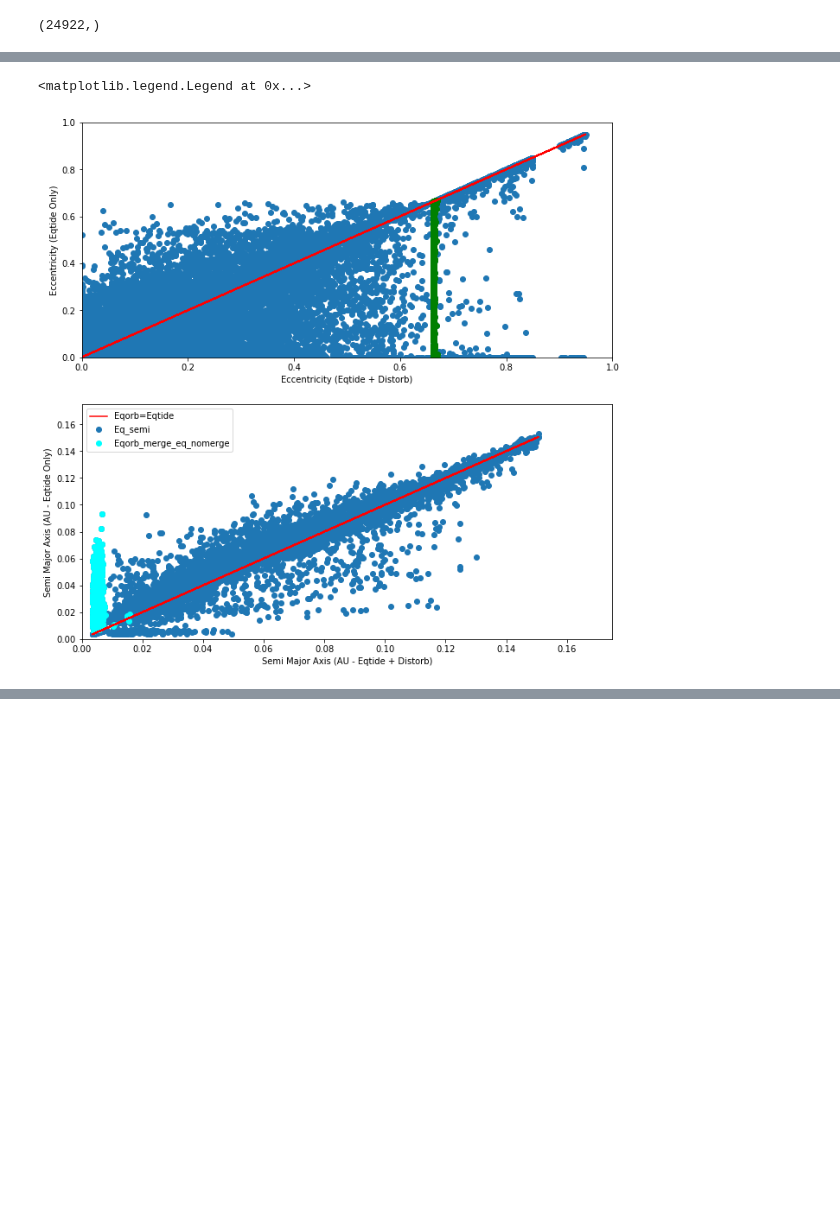
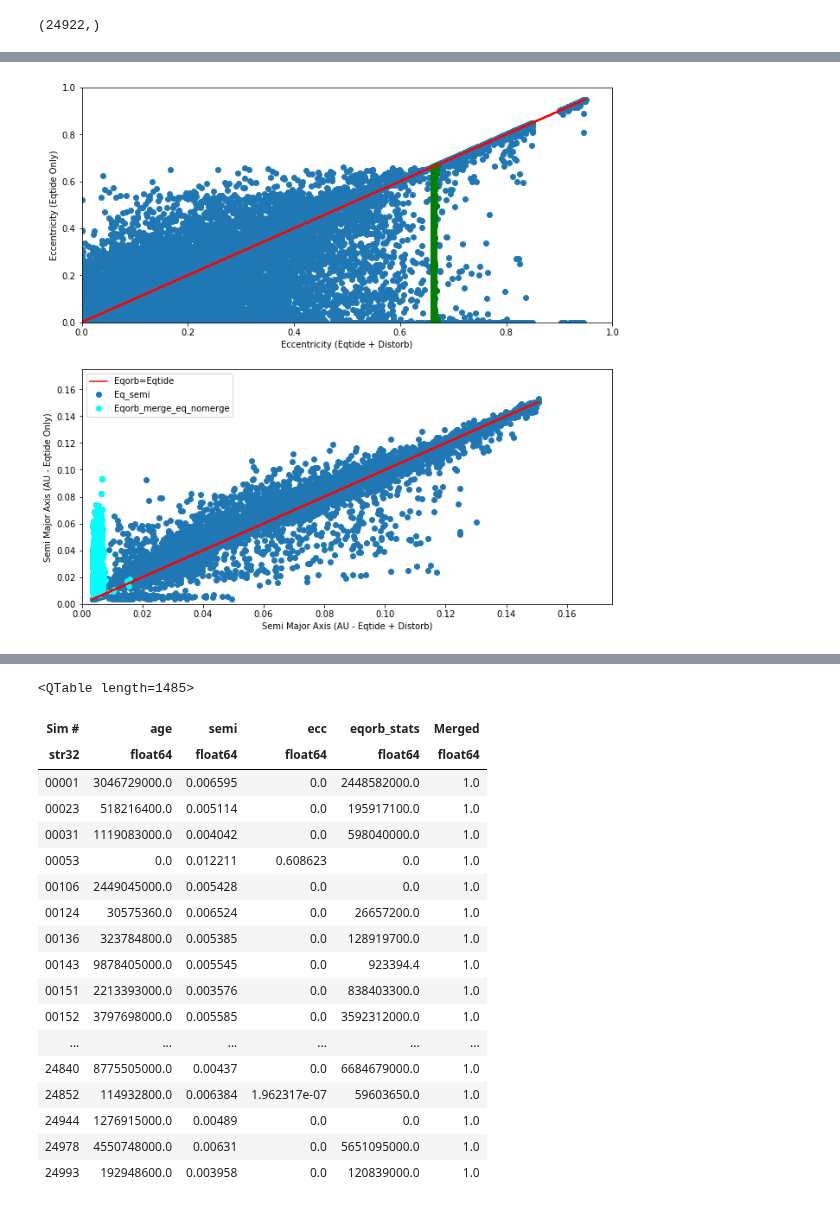
Before and after one commit to dm1681/Merging_Perts, a Jupyter notebook: Research/Merging_Perts/finished_runs.ipynb, the cells around one changed output, grey strips where cells are left out. Drawn from its saved outputs; the diff is of its cells as text; code cells hidden in the pictures; blank space fills up the shorter version.

```diff
--- a/Research/Merging_Perts/finished_runs.ipynb
+++ b/Research/Merging_Perts/finished_runs.ipynb
@@ -79,8 +80,8 @@ while t <= n-1:
         eq_merged = np.append(eq_merged,1)
     else:
         eq_merged = np.append(eq_merged,0)
-    #Tracer()()
     b_fwd = open(eq_folder_dir+'/system.b.forward') #fwd file
+
     b_fwd_content = b_fwd.read()
     b_fwd_content = b_fwd_content.split('\n')
     b_fwd_lastline = b_fwd_content[-2] # last line
@@ -92,7 +93,12 @@ while t <= n-1:
     eq_semi_final = np.append(eq_semi_final,float(final_semi_eq))
     eq_ecc_final = np.append(eq_ecc_final,float(final_ecc_eq))
     eq_sim_num = np.append(eq_sim_num,folder_name)
-
+    b_in = open(eq_folder_dir+'/b.in') #b.in
+    b_in_content = b_in.read()
+    b_in_content = b_in_content.split('\n')
+    mass_line = b_in_content[4]
+    mass_line = mass_line.split('\t\t')
+    mass_b = float(mass_line[1])*-1
 
     #extract eqorb data last
     eqorb_folder_dir = comp_eqorb_dir+folder_name
@@ -228,7 +239,7 @@ eq_greater_ecc = np.where(final['Eq_ecc']>final['Eqorb_ecc']) # Ecc Eq > Eqorb
 eqorb_vert_line = np.where((final['Eqorb_ecc']>=0.66)&(final['Eqorb_ecc'] <= 0.67)) # the vertical line where distorb breaks
 eqorb_lo_eq_hi = np.where((final['Eqorb_semi']<=0.008)&(final['Eq_semi']<=0.1)) # describes the clusters along the x and y axis below
 eqorb_hi_eq_lo = np.where((final['Eqorb_semi']<=0.06)&(final['Eq_semi']<=0.01)) # describes the clusters along the x and y axis below
-eqorb_merge_eqorb_nomerge = np.where((final['Eqorb_Merge'] == 1.0) & (final['Eq_Merge'] == 0.0))
+eqorb_merge_eq_nomerge = np.where((final['Eqorb_Merge'] == 1.0) & (final['Eq_Merge'] == 0.0))
 both_merge = np.where((final['Eqorb_Merge'] == 1)&(final['Eq_Merge'] == 1))
 eq_merge_eqorb_nomerge = np.where((final['Eq_Merge'] == 1)&(final['Eqorb_Merge'] == 0))
 
@@ -250,7 +261,7 @@ ax[1].plot(final['Eqorb_semi'],final['Eqorb_semi'], color = 'red', label='Eqorb=
 
 #overlay masks
 ax[0].scatter(final['Eqorb_ecc'][eqorb_vert_line],final['Eq_ecc'][eqorb_vert_line], color = 'green')
-ax[1].scatter(final['Eqorb_semi'][eqorb_merge_eqorb_nomerge],final['Eq_semi'][eqorb_merge_eqorb_nomerge],color='cyan',label='Eqorb_merge_eq_nomerge')
+ax[1].scatter(final['Eqorb_semi'][eqorb_merge_eq_nomerge],final['Eq_semi'][eqorb_merge_eq_nomerge],color='cyan',label='Eqorb_merge_eq_nomerge')
 
 #make it pretty
 ax[0].set_ylabel('Eccentricity (Eqtide Only)')
@@ -262,9 +273,8 @@ ax[1].set_ylabel('Semi Major Axis (AU - Eqtide Only)')
 ax[1].set_xlabel('Semi Major Axis (AU - Eqtide + Distorb)')
 ax[1].set_ylim(0,0.175)
 ax[1].set_xlim(0,0.175)
-ax[1].legend(loc=0)
+ax[1].legend(loc=0);
 # %% [output]
-<matplotlib.legend.Legend at 0x...>
 [figure]
 # %%
 final[eq_merge_eqorb_nomerge]
@@ -310,6 +320,29 @@ final[eqorb_merge_eqorb_nomerge]
 | 10000000000.0 | 8580606000.0 | 0.018866 | 0.005762 | 6.443484e-08 | 0.0 | 0.0 | 1.0 | 6.443484e-08 | 0.013104 | ... |
 | 10000000000.0 | 7784164000.0 | 0.039336 | 0.005279 | 0.0 | 0.0 | 0.0 | 1.0 | 0.0 | 0.034057 | ... |
 | 10000000000.0 | 5730120000.0 | 0.015801 | 0.005951 | 0.0 | 0.0 | 0.0 | 1.0 | 0.0 | 0.00985 | ... |
+# %%
+eq_merge = np.where(eq_final['Merged'] == 1)
+eq_final[eq_merge]
+# %% [output]
+<QTable length=1485>
+| Sim # | age | semi | ecc | eqorb_stats | Merged |
+| str32 | float64 | float64 | float64 | float64 | float64 |
+| 00001 | 3046729000.0 | 0.006595 | 0.0 | 2448582000.0 | 1.0 |
+| 00023 | 518216400.0 | 0.005114 | 0.0 | 195917100.0 | 1.0 |
+| 00031 | 1119083000.0 | 0.004042 | 0.0 | 598040000.0 | 1.0 |
+| 00053 | 0.0 | 0.012211 | 0.608623 | 0.0 | 1.0 |
+| 00106 | 2449045000.0 | 0.005428 | 0.0 | 0.0 | 1.0 |
+| 00124 | 30575360.0 | 0.006524 | 0.0 | 26657200.0 | 1.0 |
+| 00136 | 323784800.0 | 0.005385 | 0.0 | 128919700.0 | 1.0 |
+| 00143 | 9878405000.0 | 0.005545 | 0.0 | 923394.4 | 1.0 |
+| 00151 | 2213393000.0 | 0.003576 | 0.0 | 838403300.0 | 1.0 |
+| 00152 | 3797698000.0 | 0.005585 | 0.0 | 3592312000.0 | 1.0 |
+| ... | ... | ... | ... | ... | ... |
+| 24840 | 8775505000.0 | 0.00437 | 0.0 | 6684679000.0 | 1.0 |
+| 24852 | 114932800.0 | 0.006384 | 1.962317e-07 | 59603650.0 | 1.0 |
+| 24944 | 1276915000.0 | 0.00489 | 0.0 | 0.0 | 1.0 |
+| 24978 | 4550748000.0 | 0.00631 | 0.0 | 5651095000.0 | 1.0 |
+| 24993 | 192948600.0 | 0.003958 | 0.0 | 120839000.0 | 1.0 |
 # %%
 avg_diff_ecc = np.average(final['Diff_ecc'])
 avg_diff_semi = np.average(final['Diff_semi'])
```
Also changed, not shown: parts of 6 cells of this notebook, 4 other files.
